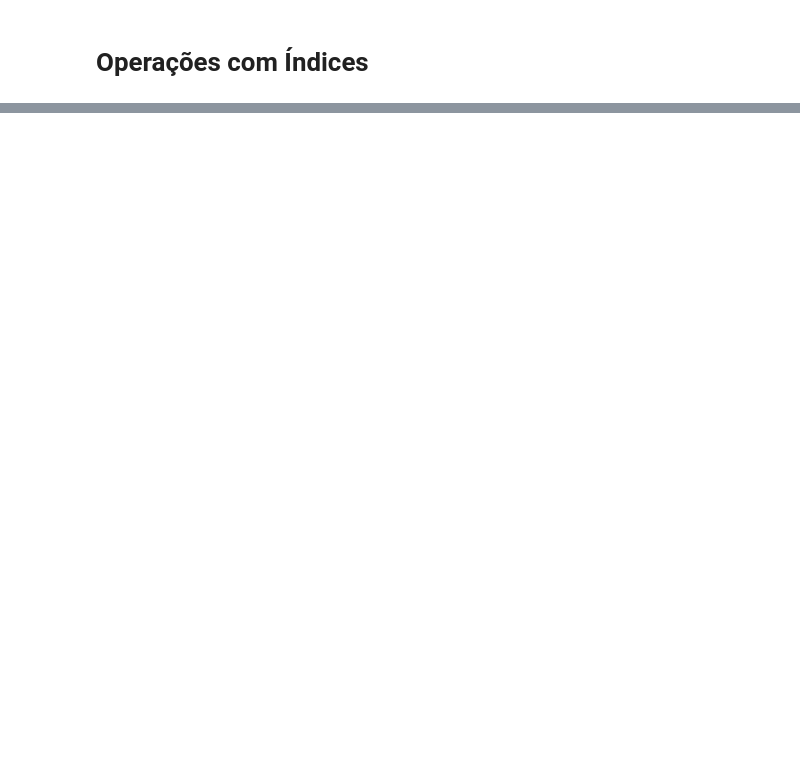
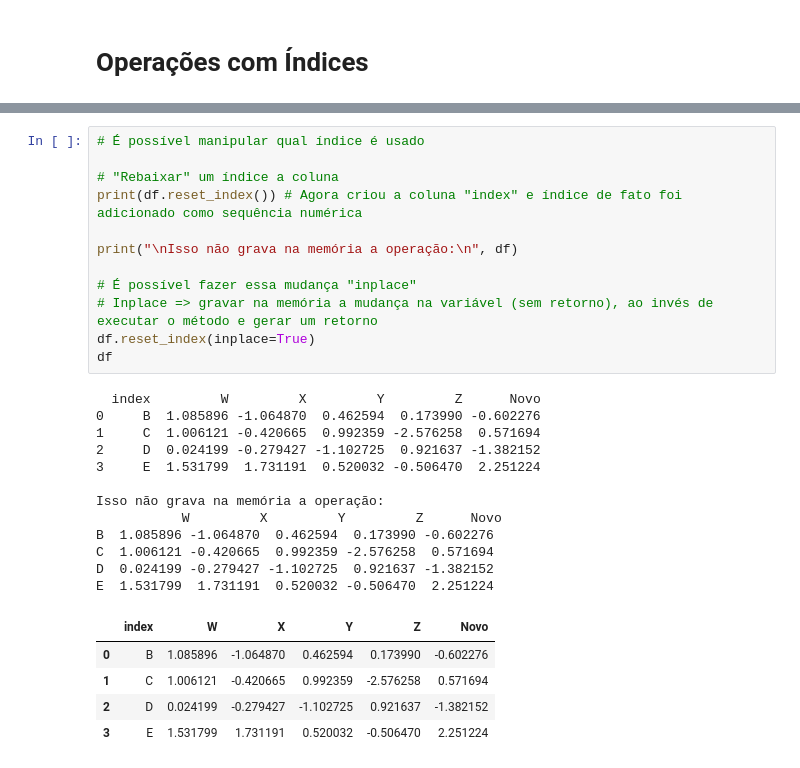
Before and after one commit to Luccipriano/Asimov-Academy, a Jupyter notebook: Python/Analisando Dados com Pandas e SQL/Execucao_curso/Dataframe.ipynb, the cells around one changed output, grey strips where cells are left out. Saved outputs shown, nothing was run; the diff lists cells and outputs as text; blank space fills up the shorter version.

Commit message:
Aula de operações com índices

```diff
--- a/Python/Analisando Dados com Pandas e SQL/Execucao_curso/Dataframe.ipynb
+++ b/Python/Analisando Dados com Pandas e SQL/Execucao_curso/Dataframe.ipynb
@@ -172,0 +257,30 @@ df[df["X"] > 0] # O índice E foi eliminado da seleção, pois na célula acima
+# %%
+# É possível manipular qual índice é usado
+
+# "Rebaixar" um índice a coluna
+print(df.reset_index()) # Agora criou a coluna "index" e índice de fato foi adicionado como sequência numérica
+
+print("\nIsso não grava na memória a operação:\n", df)
+
+# É possível fazer essa mudança "inplace"
+# Inplace => gravar na memória a mudança na variável (sem retorno), ao invés de executar o método e gerar um retorno
+df.reset_index(inplace=True)
+df
+# %% [output]
+  index         W         X         Y         Z      Novo
+0     B  1.085896 -1.064870  0.462594  0.173990 -0.602276
+1     C  1.006121 -0.420665  0.992359 -2.576258  0.571694
+2     D  0.024199 -0.279427 -1.102725  0.921637 -1.382152
+3     E  1.531799  1.731191  0.520032 -0.506470  2.251224
+
+Isso não grava na memória a operação:
+           W         X         Y         Z      Novo
+B  1.085896 -1.064870  0.462594  0.173990 -0.602276
+C  1.006121 -0.420665  0.992359 -2.576258  0.571694
+D  0.024199 -0.279427 -1.102725  0.921637 -1.382152
+E  1.531799  1.731191  0.520032 -0.506470  2.251224
+|  | index | W | X | Y | Z | Novo |
+| 0 | B | 1.085896 | -1.064870 | 0.462594 | 0.173990 | -0.602276 |
+| 1 | C | 1.006121 | -0.420665 | 0.992359 | -2.576258 | 0.571694 |
+| 2 | D | 0.024199 | -0.279427 | -1.102725 | 0.921637 | -1.382152 |
+| 3 | E | 1.531799 | 1.731191 | 0.520032 | -0.506470 | 2.251224 |
```
Also changed, not shown: parts of 34 cells of this notebook, 1 other file.
